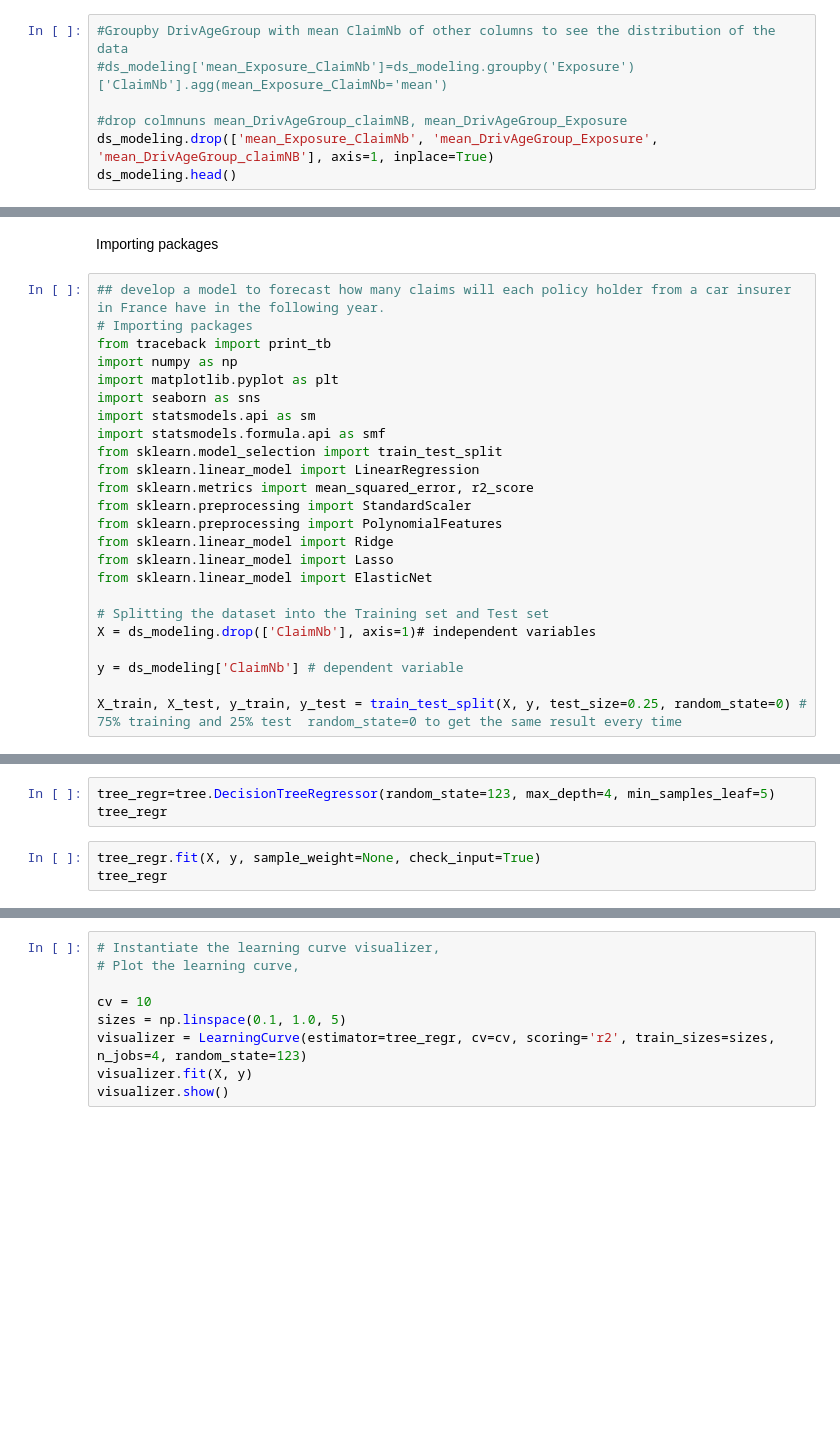
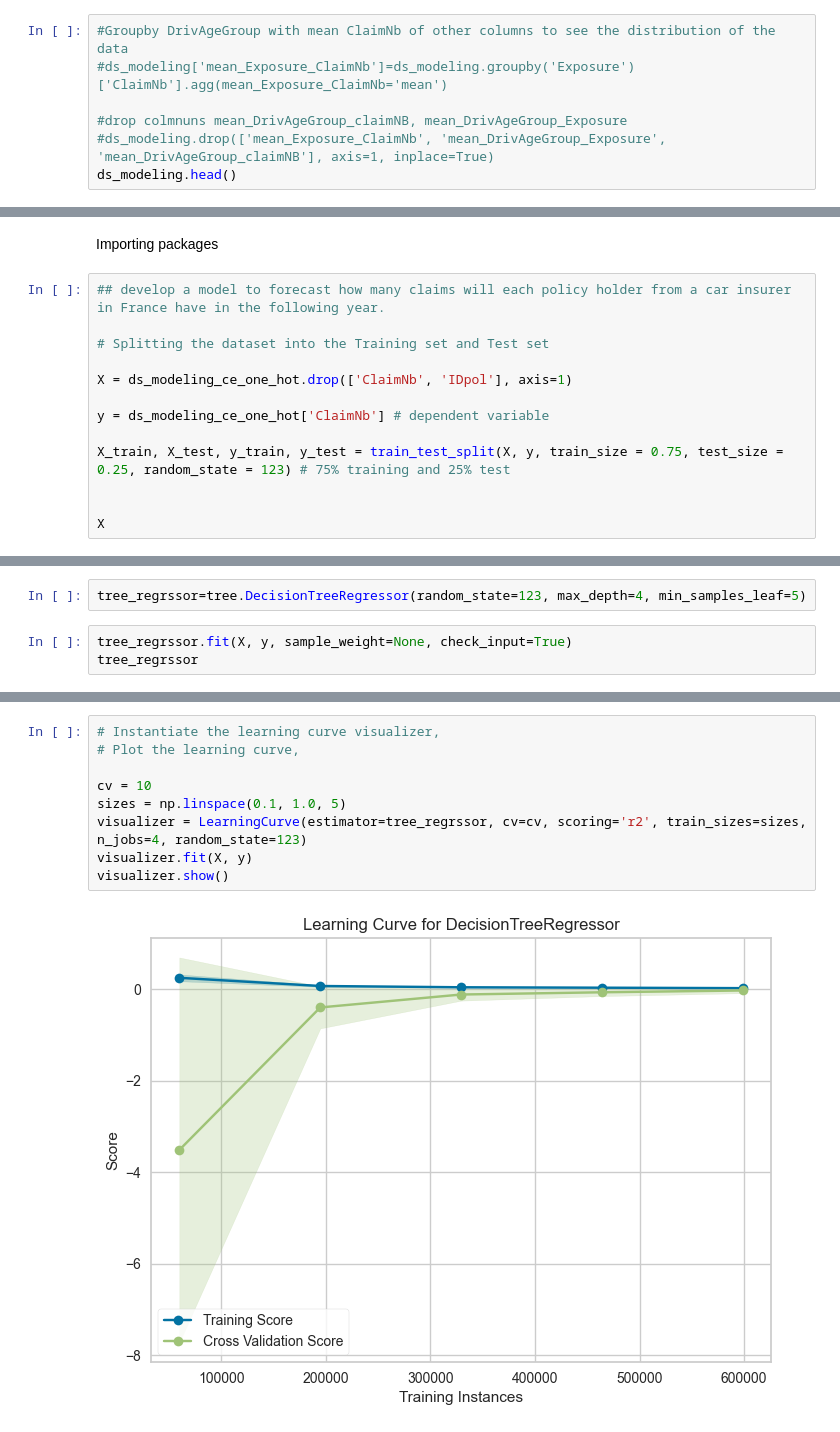
Before and after one commit to Brutosippon/projecto1, a Jupyter notebook: Project1.ipynb, the cells around one changed output, grey strips where cells are left out. Cells and saved outputs as stored; diff of their text form; blank space fills up the shorter version.

```diff
--- a/Project1.ipynb
+++ b/Project1.ipynb
@@ -430,7 +433,7 @@ ds_modeling.shape
 #ds_modeling['mean_Exposure_ClaimNb']=ds_modeling.groupby('Exposure')['ClaimNb'].agg(mean_Exposure_ClaimNb='mean')
 
 #drop colmnuns mean_DrivAgeGroup_claimNB, mean_DrivAgeGroup_Exposure
-ds_modeling.drop(['mean_Exposure_ClaimNb', 'mean_DrivAgeGroup_Exposure', 'mean_DrivAgeGroup_claimNB'], axis=1, inplace=True)
+#ds_modeling.drop(['mean_Exposure_ClaimNb', 'mean_DrivAgeGroup_Exposure', 'mean_DrivAgeGroup_claimNB'], axis=1, inplace=True)
 ds_modeling.head()
 # %% [output]
 |  | IDpol | ClaimNb | Exposure | VehPower | VehAge | DrivAge | BonusMalus | Density | Region | Area | ... |
@@ -464,26 +467,15 @@ Regression
 Importing packages
 # %%
 ## develop a model to forecast how many claims will each policy holder from a car insurer in France have in the following year.
-# Importing packages
-from traceback import print_tb
-import numpy as np
-import matplotlib.pyplot as plt
-import seaborn as sns
-import statsmodels.api as sm
-import statsmodels.formula.api as smf
-from sklearn.model_selection import train_test_split
-from sklearn.linear_model import LinearRegression
-from sklearn.metrics import mean_squared_error, r2_score
-from sklearn.preprocessing import StandardScaler
-from sklearn.preprocessing import PolynomialFeatures
-from sklearn.linear_model import Ridge
-from sklearn.linear_model import Lasso
-from sklearn.linear_model import ElasticNet
 
 # Splitting the dataset into the Training set and Test set
-X = ds_modeling.drop(['ClaimNb'], axis=1)# independent variables
 
-y = ds_modeling['ClaimNb'] # dependent variable
+X = ds_modeling_ce_one_hot.drop(['ClaimNb', 'IDpol'], axis=1)
 
-X_train, X_test, y_train, y_test = train_test_split(X, y, test_size=0.25, random_state=0) # 75% training and 25% test  random_state=0 to get the same result every time
+y = ds_modeling_ce_one_hot['ClaimNb'] # dependent variable
+
+X_train, X_test, y_train, y_test = train_test_split(X, y, train_size = 0.75, test_size = 0.25, random_state = 123) # 75% training and 25% test
+
+
+X
 # %% [output]
@@ -504,6 +495,5 @@ X_train, X_test, y_train, y_test = train_test_split(X, y, test_size=0.25, random
 # %%
-tree_regr=tree.DecisionTreeRegressor(random_state=123, max_depth=4, min_samples_leaf=5)
-tree_regr
+tree_regrssor=tree.DecisionTreeRegressor(random_state=123, max_depth=4, min_samples_leaf=5)
 # %%
-tree_regr.fit(X, y, sample_weight=None, check_input=True)
-tree_regr
+tree_regrssor.fit(X, y, sample_weight=None, check_input=True)
+tree_regrssor
@@ -510,9 +502,11 @@ tree_regr
 # %%
 # Instantiate the learning curve visualizer,
 # Plot the learning curve,
 
 cv = 10
 sizes = np.linspace(0.1, 1.0, 5)
-visualizer = LearningCurve(estimator=tree_regr, cv=cv, scoring='r2', train_sizes=sizes, n_jobs=4, random_state=123)
+visualizer = LearningCurve(estimator=tree_regrssor, cv=cv, scoring='r2', train_sizes=sizes, n_jobs=4, random_state=123)
 visualizer.fit(X, y)
 visualizer.show()
+# %% [output]
+[figure, added]
```
Also changed, not shown: parts of 28 cells of this notebook.
